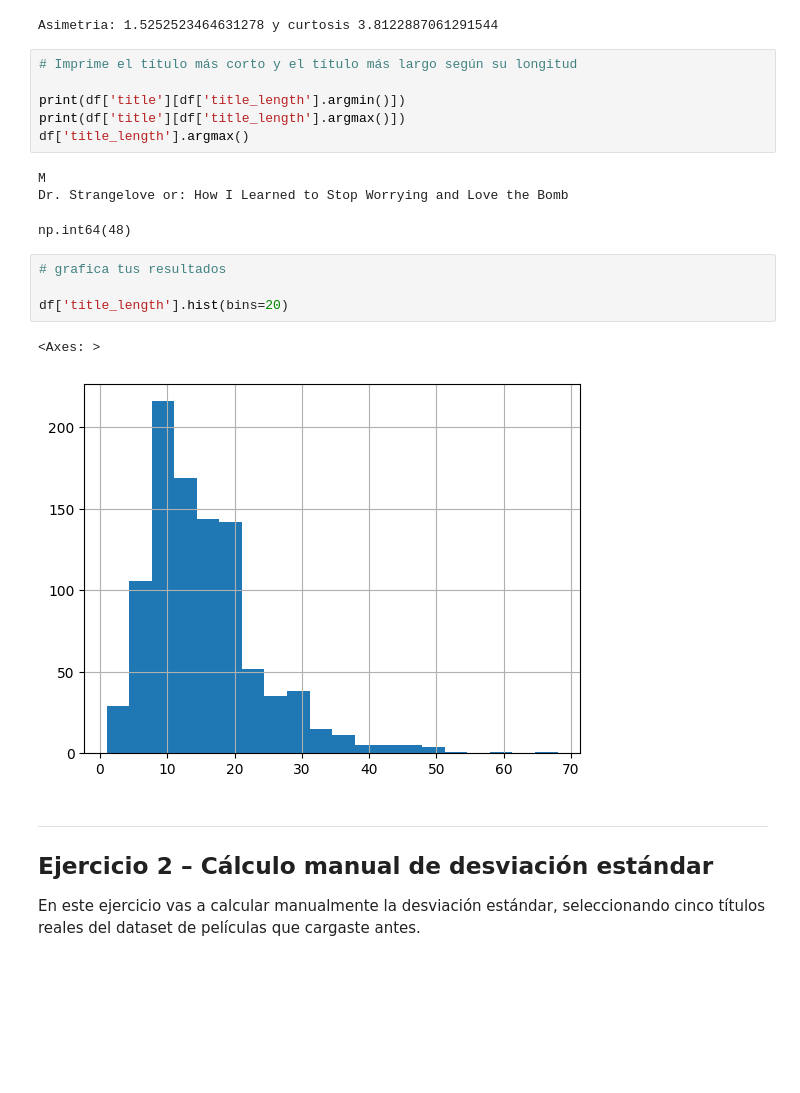
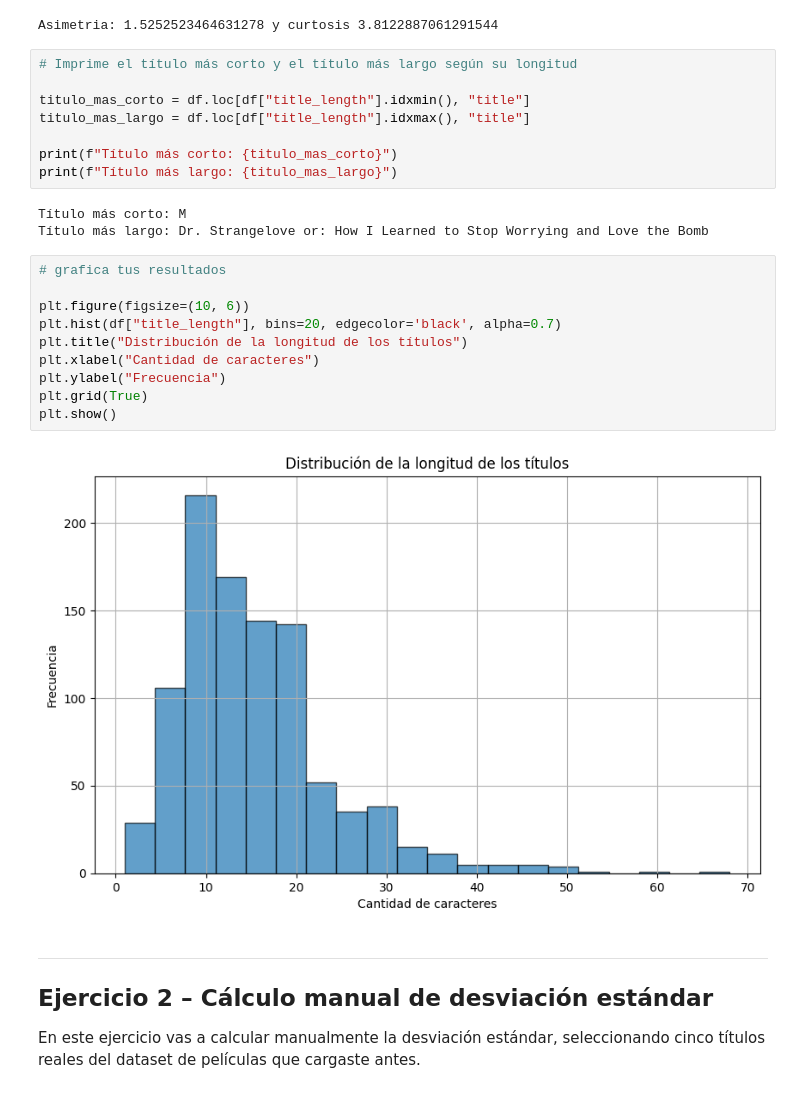
Before and after one commit to IsraelBarr98/descriptive-statistics-exercises-project-with-python_ibarrientos, a Jupyter notebook: notebook/problems.es.ipynb, the cells around one changed output. Drawn from its saved outputs; the diff is of its cells as text; blank space fills up the shorter version.

```diff
--- a/notebook/problems.es.ipynb
+++ b/notebook/problems.es.ipynb
@@ -85,20 +93,26 @@ Asimetria: 1.5252523464631278 y curtosis 3.8122887061291544
 # %%
 # Imprime el título más corto y el título más largo según su longitud
 
-print(df['title'][df['title_length'].argmin()])
-print(df['title'][df['title_length'].argmax()])
-df['title_length'].argmax()
+titulo_mas_corto = df.loc[df["title_length"].idxmin(), "title"]
+titulo_mas_largo = df.loc[df["title_length"].idxmax(), "title"]
+
+print(f"Título más corto: {titulo_mas_corto}")
+print(f"Título más largo: {titulo_mas_largo}")
 # %% [output]
-M
-Dr. Strangelove or: How I Learned to Stop Worrying and Love the Bomb
+Título más corto: M
+Título más largo: Dr. Strangelove or: How I Learned to Stop Worrying and Love the Bomb
-np.int64(48)
 # %%
 # grafica tus resultados
 
-df['title_length'].hist(bins=20)
+plt.figure(figsize=(10, 6))
+plt.hist(df["title_length"], bins=20, edgecolor='black', alpha=0.7)
+plt.title("Distribución de la longitud de los títulos")
+plt.xlabel("Cantidad de caracteres")
+plt.ylabel("Frecuencia")
+plt.grid(True)
+plt.show()
 # %% [output]
-<Axes: >
-[figure, old version]
+[figure, new version]
 # %% [markdown]
 ---
 
```
Also changed, not shown: parts of 2 cells of this notebook.
